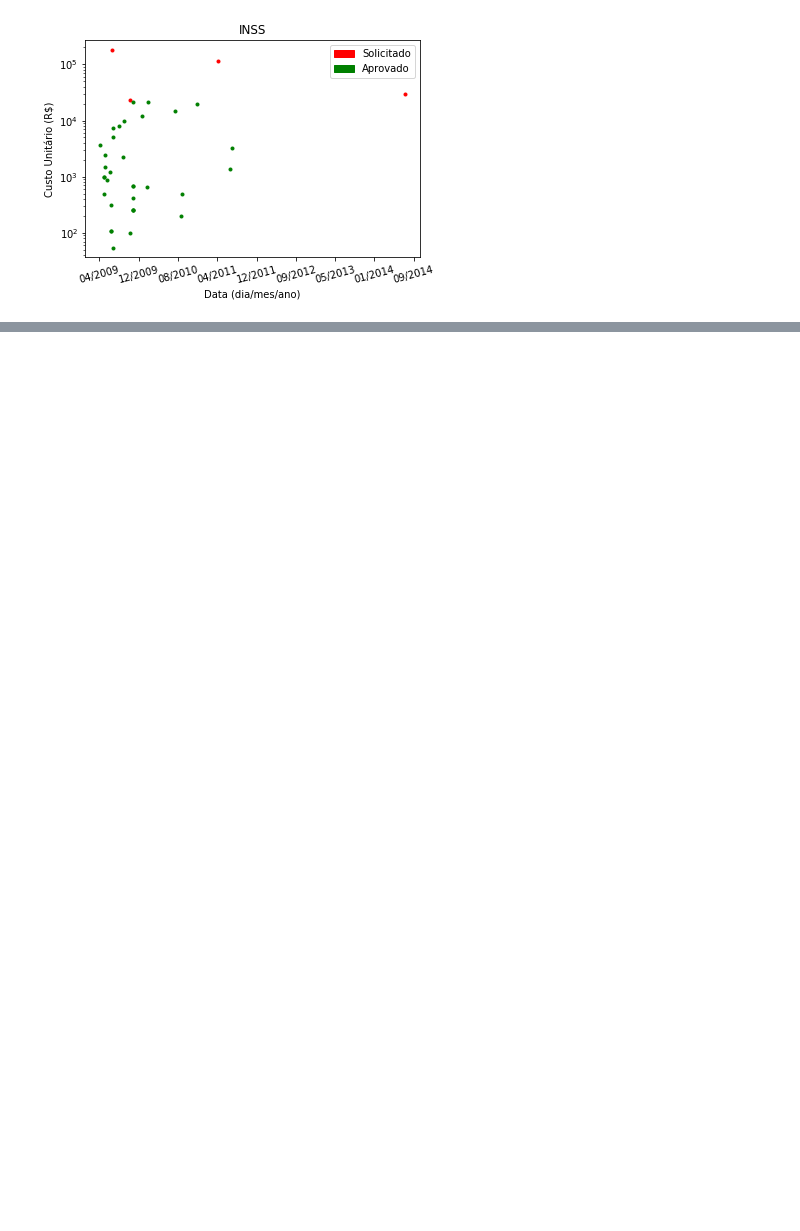
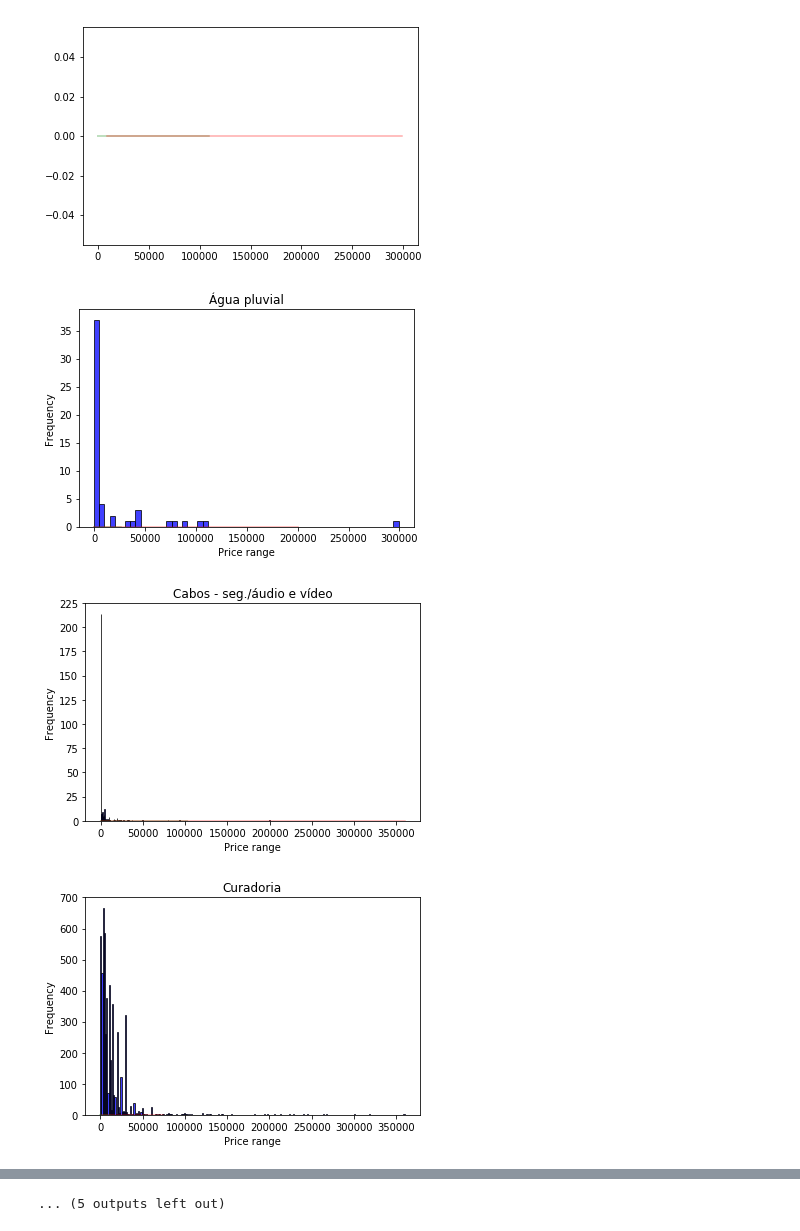
Before and after one commit to marlonbymendes/CSVer, a Jupyter notebook: LiarLiar.ipynb, the cells around one changed output, grey strips where cells are left out. Drawn from its saved outputs; the diff is of its cells as text; code cells hidden in the pictures; blank space fills up the shorter version.

Commit message:
Plotting inliers and outliers

```diff
--- a/LiarLiar.ipynb
+++ b/LiarLiar.ipynb
@@ -1,6 +1,7 @@
 # %%
 # %load find_outliers.py
 from csver import CSVer
+from plotter import Plotter
 from IPython.display import display
 from sklearn.neighbors import LocalOutlierFactor
 
@@ -43,19 +44,19 @@ class FindOutliers:
                  color='red')
         plt.show()
 
-    def get_xy(self, data):
+    def get_xy(self, data, price_column):
         return (data['Data'].values,
-                data['ValorUnitarioAprovado'].values)
+                data[price_column].values)
 
-    def plot_inliers_outliers(self, data, labels):
+    def plot_inliers_outliers(self, data, labels, price_column):
         if self.is_data_1d():
             return self.plot_inliers_outliers_1d(data, labels)
 
         inliers = data[labels == 1]
         outliers = data[labels == -1]
 
-        x1, y1 = self.get_xy(outliers)
-        x2, y2 = self.get_xy(inliers)
+        x1, y1 = self.get_xy(outliers, price_column)
+        x2, y2 = self.get_xy(inliers, price_column)
 
         fig = plt.figure()
         plotter = Plotter()
@@ -65,41 +66,46 @@ class FindOutliers:
         plt.legend(handles=[red_patch, green_patch])
 
         plotter.plot_log_along_time(x1, y1, '.r', figure=fig)
         plotter.plot_log_along_time(x2, y2, '.g', 'Data (dia/mes/ano)',
                                     'Custo Unitário (R$)', item,
                                     figure=fig)
         plotter.show()
 
-    def find_outliers_by_price(self, item):
-        dt_item = csver.filter_column_by_value('Item', item)
-        prices = dt_item['ValorUnitarioAprovado'].values
-
+    def find_outliers_by_price_only(self, prices):
         find_outliers = FindOutliers(prices)
         pred = find_outliers.train()
         return (prices, pred)
 
-    def find_outliers_price_data(self, data):
-        xy = data[['Data', 'ValorUnitarioAprovado']]
+    def find_outliers_price_data(self, data, price_column):
+        xy = data[['Data', price_column]]
         xy['Data'] = CSVer.get_date_axis_from_array(None, xy.Data)
 
         lof = LocalOutlierFactor()
         labels = lof.fit_predict(xy)
         return (xy, labels)
 
 
-csv_names = ['aprovado_small.csv']
+csv_names = ['APROVADO.csv']
 csver = CSVer(csv_names)
 
 while True:
 
     item = csver.get_random_item('Item')
     rows = csver.filter_column_by_value('Item', item)
     if len(rows) < 25:
         continue
 
     fo = FindOutliers(rows)
-    data, labels = fo.find_outliers_price_data(rows)
-    fo.plot_inliers_outliers(data, labels)
-    break
+    rows = csver.filter_column_by_value('Item', item)
+    prices = rows['ValorUnitarioAprovado'].values
+
+    data, labels = fo.find_outliers_by_price_only(prices)
+    fo.plot_inliers_outliers_1d(data, labels)
+
+    plotter = Plotter()
+    plotter.plot_histogram(prices, 'Price range', 'Frequency', item)
 # %% [output]
-[figure, old version]
+[figure, new version]
+[figure, added]
+[figure, added]
+[figure, added]
@@ -105,0 +120 @@ while True:
+... (5 outputs left out)
```
Also changed, not shown: parts of 1 cell of this notebook, 1 other file.
